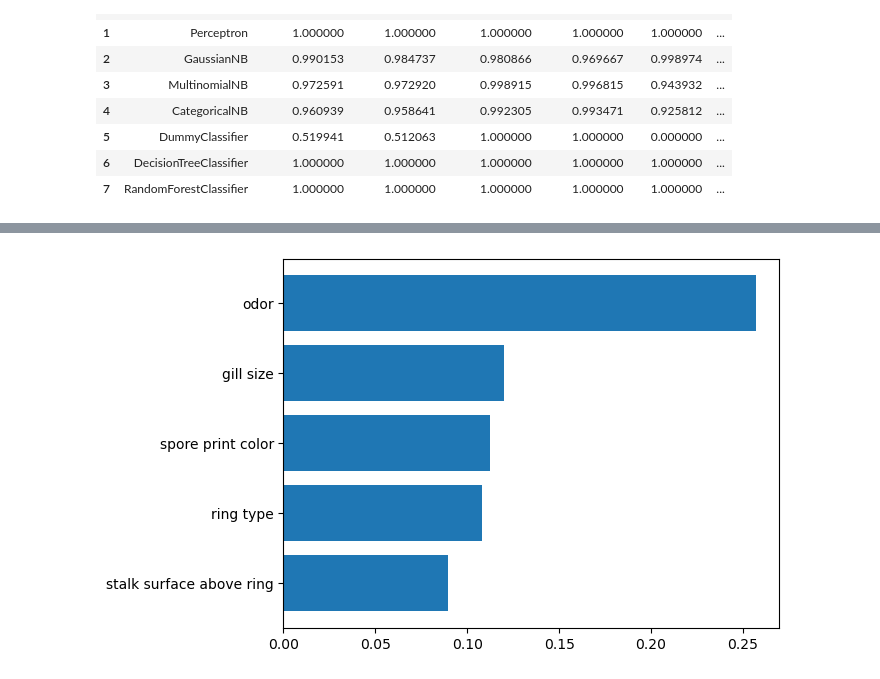
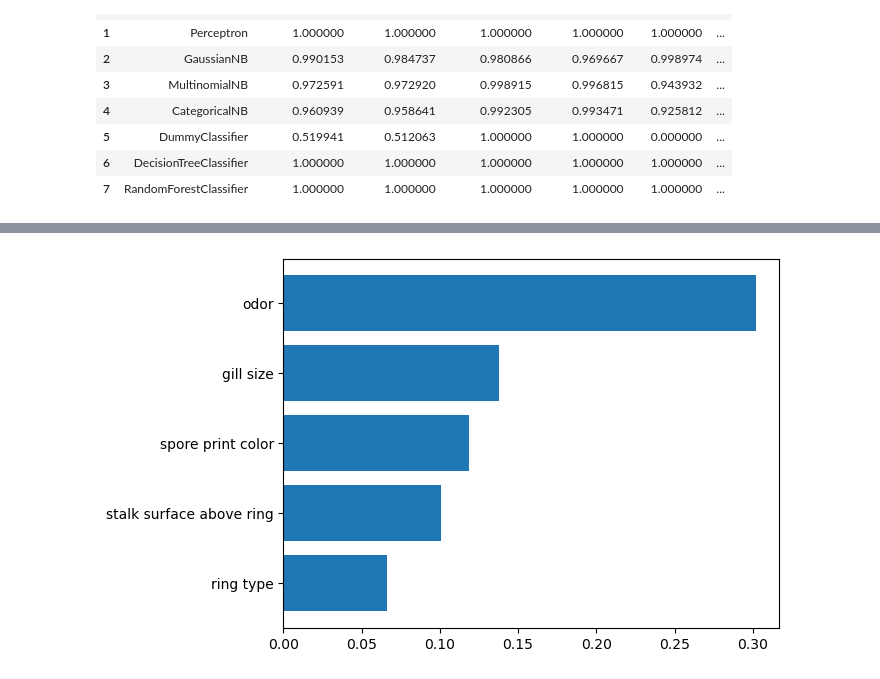
Before and after one commit to dharora/ECS171GroupProject, a Jupyter notebook: project.ipynb, the cells around one changed output, grey strips where cells are left out. Cells and saved outputs as stored; diff of their text form; code cells hidden in the pictures.

```diff
--- a/project.ipynb
+++ b/project.ipynb
@@ -91,15 +91,15 @@ Edible mushrooms: 4208 (51.8%)
                        habitat     object            7           0
 # %%
 # Display and save feature plots
-# df['stalk root'] = df['stalk root'].replace(np.nan, 'missing')
-# for i, col in enumerate(df.columns, 1):
-#     ax = sns.countplot(data=df, x=col, order=df[col].value_counts().index, hue='class', palette="mako")
-#     for c in ax.containers:
-#         ax.bar_label(c, fontsize=6)
-#     plt.xticks(rotation=25)
-#     plt.xlabel(''), plt.ylabel('')
-#     plt.savefig('count/' + col + ' count.png', bbox_inches="tight")
-#     plt.show()
+df['stalk root'] = df['stalk root'].replace(np.nan, 'missing')
+for i, col in enumerate(df.columns, 1):
+    ax = sns.countplot(data=df, x=col, order=df[col].value_counts().index, hue='class', palette="mako")
+    for c in ax.containers:
+        ax.bar_label(c, fontsize=6)
+    plt.xticks(rotation=25)
+    plt.xlabel(''), plt.ylabel('')
+    # plt.savefig('count/' + col + ' count.png', bbox_inches="tight")
+    plt.show()
 # %% [output]
 [figure]
 [figure]
@@ -114,3 +114,6 @@ Edible mushrooms: 4208 (51.8%)
 [figure]
 [figure]
 ... (11 outputs left out)
+# %%
+df = df.astype('category')
+df.info()
@@ -231,9 +266,11 @@ import operator as op
 # %%
-best_model = metrics.loc[metrics['Model'] == 'DummyClassifier']['Output'].values[0]
-sns.heatmap(conf(y_test, best_model.predict(X_test)), annot=True, fmt='.0f', cmap='Blues',
+from sklearn.metrics import confusion_matrix as conf
+import operator as op
+rf_model = metrics.loc[metrics['Model'] == 'RandomForestClassifier']['Output'].values[0]
+sns.heatmap(conf(y_test, rf_model.predict(X_test)), annot=True, fmt='.0f', cmap='Blues',
             xticklabels=['Edible', 'Poisonous'], yticklabels=['Edible', 'Poisonous'])
+# plt.title('Random Forest: Confusion Matrix')
 plt.xlabel("Predicted"), plt.ylabel("Actual")
-plt.title('Dummy Classifier: Confusion Matrix')
-plt.savefig('matrix/dummy.png', bbox_inches="tight")
+plt.savefig('matrix/randomforest.png', bbox_inches="tight")
 plt.show()
 # %% [output]
@@ -251,22 +278,22 @@ plt.show()
 # %%
 feat = hot.get_feature_names_out(X.columns)
-idx  = rf.feature_importances_.argsort()
+idx  = rf_model.feature_importances_.argsort()
 
 rank = {}
-for i in range(0, len(rf.feature_importances_[idx])):
+for i in range(0, len(rf_model.feature_importances_[idx])):
     col = feat[idx][i].split('_', 1)[0]
-    val = rf.feature_importances_[idx][i]
+    val = rf_model.feature_importances_[idx][i]
     if col in rank:
         rank[col] += val
     else:
         rank[col]  = val
 rank = dict(sorted(rank.items(), key=op.itemgetter(1), reverse=False))
 col, val = zip(*rank.items())
 
 plt.barh(col[-5:], val[-5:])
-# plt.title("Random Forest: Top 5 Features (Aggregated)"")
+# plt.title("Random Forest: Top 5 Features (Aggregated)")
 # plt.xlabel("Importance")
 plt.savefig('count/rf_importance.png', bbox_inches="tight")
 plt.show()
 # %% [output]
-[figure, old version]
+[figure, new version]
```
Also changed, not shown: parts of 7 cells of this notebook, 4 other files.
